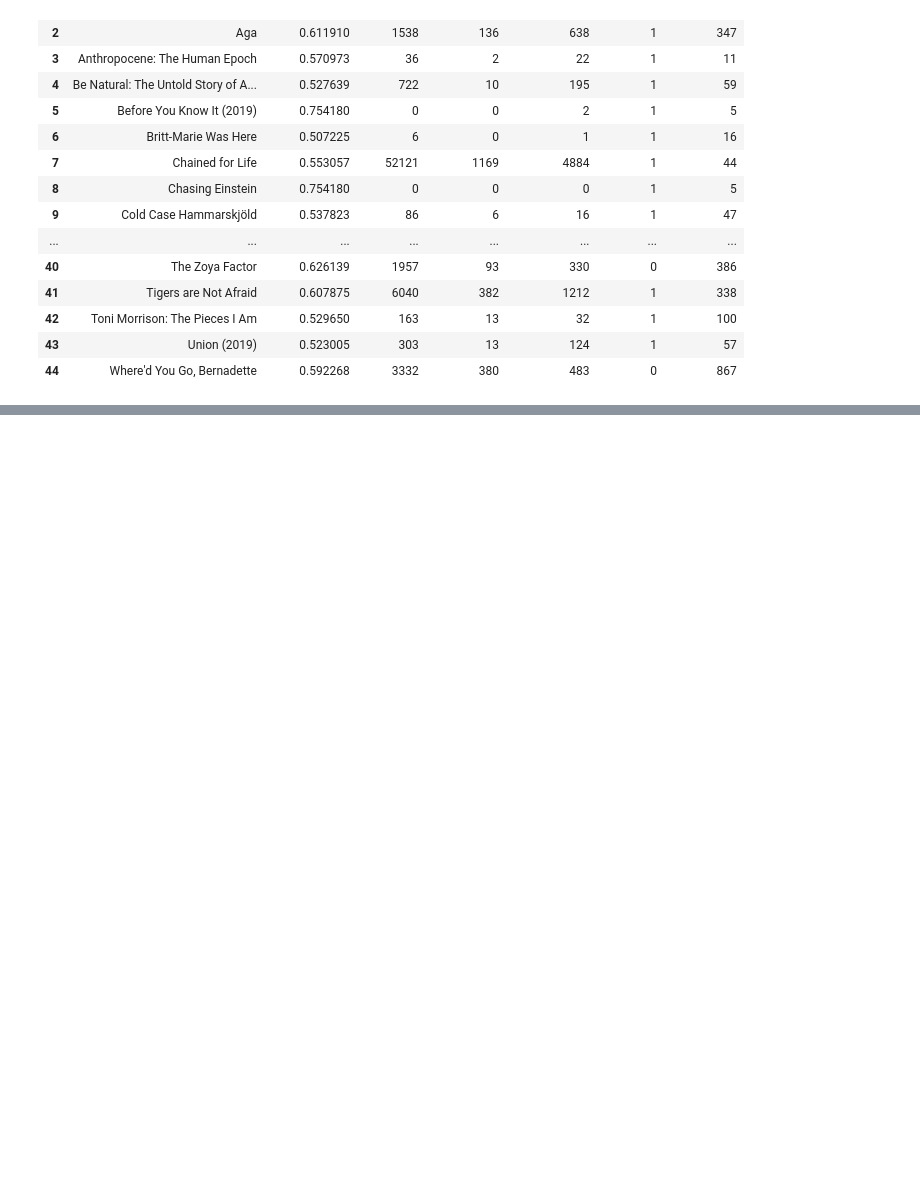
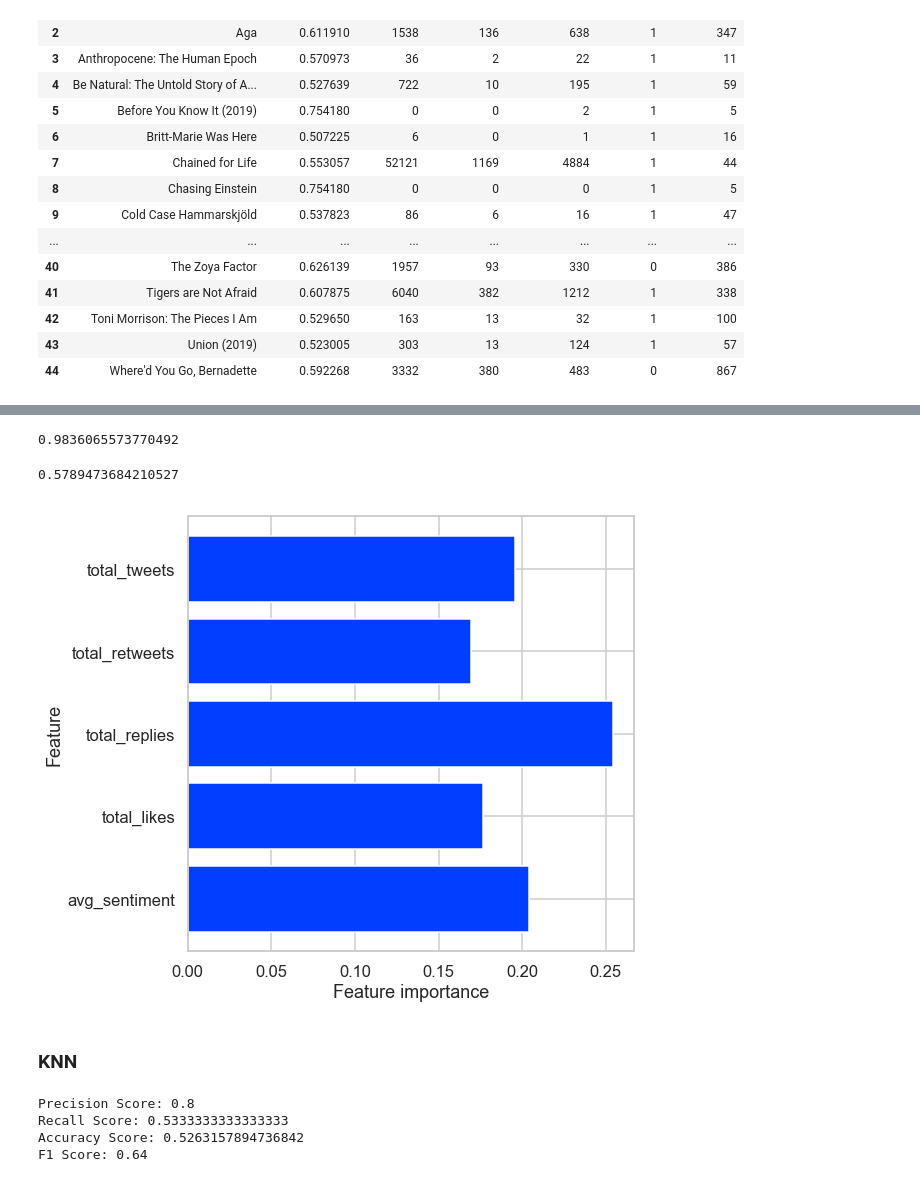
Before and after one commit to JonBebi/TrailerProphet, a Jupyter notebook: Twint.ipynb, the cells around one changed output, grey strips where cells are left out. Drawn from its saved outputs; the diff is of its cells as text; code cells hidden in the pictures; blank space fills up the shorter version.

```diff
--- a/Twint.ipynb
+++ b/Twint.ipynb
@@ -488,0 +667,3 @@ df_final.to_pickle("./df_final.pkl")
+# %%
+smt = SMOTE()
+X_train, y_train = smt.fit_sample(X_train, y_train)
@@ -488,0 +672,4 @@ df_final.to_pickle("./df_final.pkl")
+# %%
+dummy = DummyClassifier(strategy = 'most_frequent')
+dummy.fit(X_train,y_train)
+dummy_pred = dummy.predict(X_test)
@@ -488,0 +685,3 @@ df_final.to_pickle("./df_final.pkl")
+# %%
+tree = DecisionTreeClassifier(random_state=22)
+tree.fit(X_train, y_train)
@@ -488,0 +724,3 @@ df_final.to_pickle("./df_final.pkl")
+# %%
+forest = RandomForestClassifier(n_estimators=3, n_jobs=1, random_state=22)
+forest.fit(X_train, y_train)
@@ -488,0 +735,14 @@ df_final.to_pickle("./df_final.pkl")
+# %%
+forest.score(X_train, y_train)
+# %% [output]
+0.9836065573770492
+# %%
+forest.score(X_test, y_test)
+# %% [output]
+0.5789473684210527
+# %%
+plot_feature_importances(forest, X_train)
+# %% [output]
+[figure, added]
+# %% [markdown]
+### KNN
@@ -488,0 +753,7 @@ df_final.to_pickle("./df_final.pkl")
+# %%
+print_metrics(y_test, y_pred)
+# %% [output]
+Precision Score: 0.8
+Recall Score: 0.5333333333333333
+Accuracy Score: 0.5263157894736842
+F1 Score: 0.64
```
Also changed, not shown: parts of 48 cells of this notebook.
